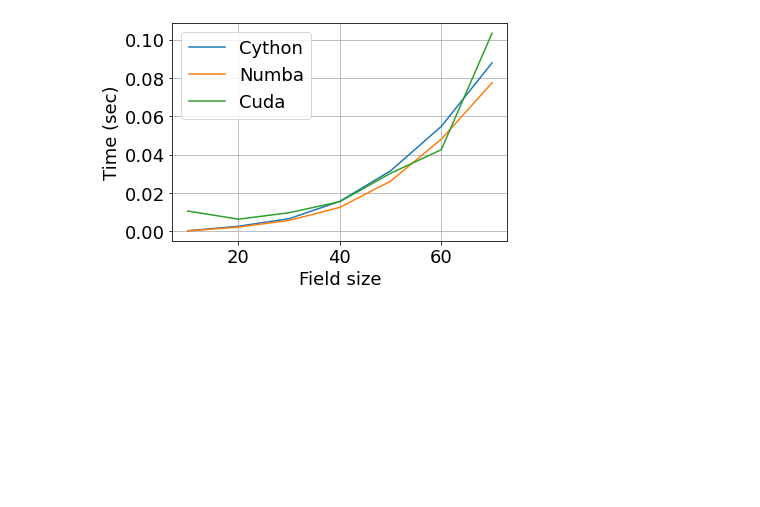
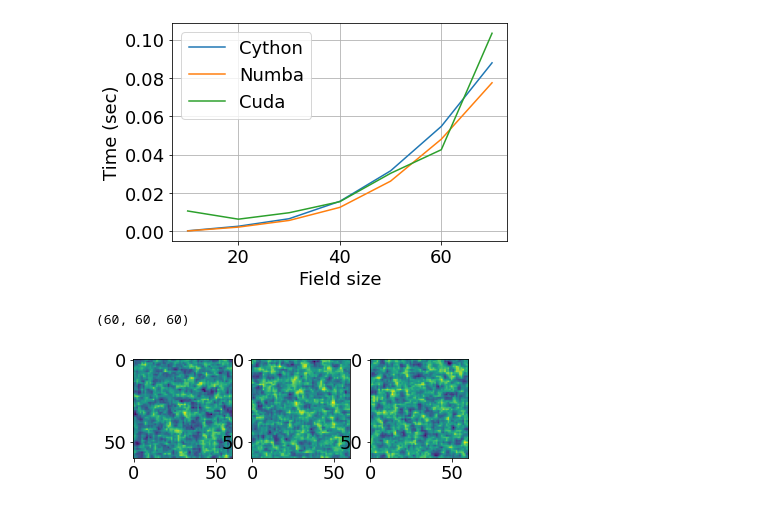
Before and after one commit to MoskalenkoRomanBorisovich/Spatial-Distribution-Evolutionary-Game, a Jupyter notebook: Numba-cuda.ipynb, the cells around one changed output. Cells and saved outputs as stored; diff of their text form; code cells hidden in the pictures; blank space fills up the shorter version.

Commit message:
numba cuda with shared memory

```diff
--- a/Numba-cuda.ipynb
+++ b/Numba-cuda.ipynb
@@ -422,0 +513,44 @@ plt.show()
+# %%
+def evolve3D_5(grid, b, num_steps):
+    _zeros = np.zeros_like(grid, dtype=float)
+    _int_zeros = np.zeros_like(grid, dtype=int)
+
+    ''' threads and blocks for cuda computation'''
+    threadsperblock = TPB
+    blockspergrid_x = int(math.ceil(grid.shape[0] / (threadsperblock[0] - 2)))
+    blockspergrid_y = int(math.ceil(grid.shape[1] / (threadsperblock[1] - 2)))
+    blockspergrid_z = int(math.ceil(grid.shape[2] / (threadsperblock[2] - 2)))
+    blockspergrid = (blockspergrid_x, blockspergrid_y, blockspergrid_z)
+
+    ''' allocate global arrays '''
+    current = cuda.to_device(_int_zeros)
+    scores = cuda.to_device(_zeros)
+    grid_global = cuda.to_device(grid)
+
+    for step in range(num_steps):
+        copy_ar3D[blockspergrid, threadsperblock](current, grid_global)
+        make_zeros3D[blockspergrid, threadsperblock](scores)
+
+        culc_scores3D[blockspergrid, threadsperblock](grid_global, scores, b)
+
+        new_stratagies3D[blockspergrid, threadsperblock](grid_global, current, scores, b)
+
+    grid = grid_global.copy_to_host()
+    return grid
+# %%
+import timeit
+rndm = np.random.RandomState(12345)
+N = 1
+Size = 60
+L = (Size, Size, Size)
+print(L)
+field = (rndm.uniform(size=L) > 0.9)
+field = evolve3D_5(field, 1.3, num_steps=N)
+# %% [output]
+(60, 60, 60)
+# %%
+field = evolve3D_5(field, 1.5, num_steps=100)
+# %%
+show_grid(field)
+# %% [output]
+[figure, added]
```
Also changed, not shown: parts of 13 cells of this notebook.
